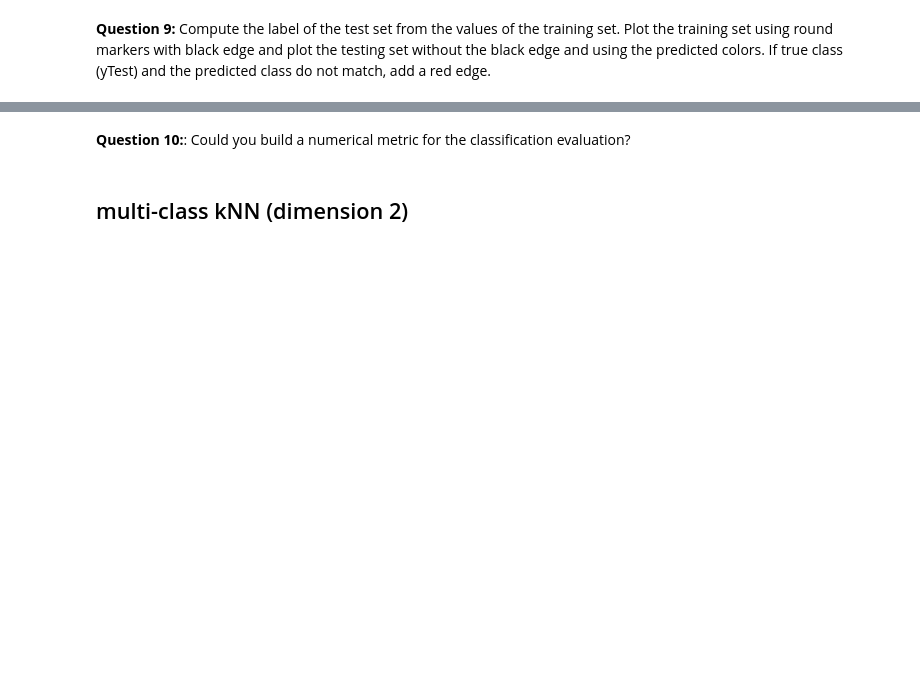
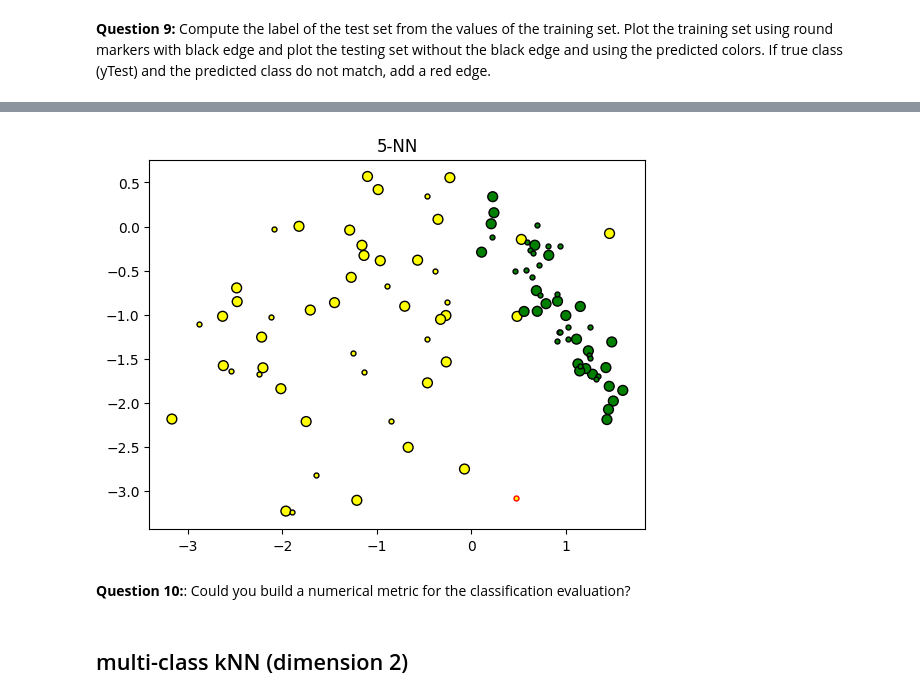
Before and after one commit to MichelKadilar/DonneesNumeriques-SI3-PNS, a Jupyter notebook: TP3/TPknn.ipynb, the cells around one changed output, grey strips where cells are left out. Drawn from its saved outputs; the diff is of its cells as text; code cells hidden in the pictures; blank space fills up the shorter version.

```diff
--- a/TP3/TPknn.ipynb
+++ b/TP3/TPknn.ipynb
@@ -218,13 +221,15 @@ def voteKnn(xtrain, ytrain, nKnn, newData):  # your work here
         Xn1.append(xtrain[j])
         yn1.append(ytrain[j])
 
-    cl, co= np.unique(yn1, return_counts=True)
-    nbOfMC = np.count_nonzero(co == np.max(co))  # Permet de récupérer le nombre de classe qui ont le nombre d'occurrence max du tableau
+    cl, co = np.unique(yn1, return_counts=True)
+    nbOfMC = np.count_nonzero(
+        co == np.max(co))  # Permet de récupérer le nombre de classe qui ont le nombre d'occurrence max du tableau
     if nbOfMC > 1:
         classe1 = nbClasses
     else:
         maxOccIndex1 = np.argmax(co)  # renvoie l'indice de l'occurrence la plus élevée
-        classe1 = cl[maxOccIndex1]  # on récupère la classe correspondant à cette occurrence la plus élevée, autrement dit on récupère la classe ayant le nombre d'occurrence le plus élevé, grâce à leur indice identique (dans les tableaux classes et counts, une classe à un indice précis va trouver son occurrence au même indice dans le tableau counts)
+        classe1 = cl[
+            maxOccIndex1]  # on récupère la classe correspondant à cette occurrence la plus élevée, autrement dit on récupère la classe ayant le nombre d'occurrence le plus élevé, grâce à leur indice identique (dans les tableaux classes et counts, une classe à un indice précis va trouver son occurrence au même indice dans le tableau counts)
         return classe1
 # %% [markdown]
 **Question 6bis:** Test this function on the previous new point.
@@ -285,3 +294,17 @@ yTest = yd[60:]
+# %%
+# your work here
+plt.title("5-NN")
+plt.scatter(Xtrain[:, 0], Xtrain[:, 1], marker="o", c=colors[yTrain], s=50, edgecolor="k")
+for i in range(0, len(Xtest)):
+    px = Xtest[i]
+    classeTheorique = voteKnn(Xtrain, yTrain, nKNN, px)
+    classeReelle = yTest[i]
+    if classeReelle != classeTheorique:
+        plt.scatter(px[0], px[1], marker=".", c=colors[classeReelle], s=50, edgecolor="r")
+    else:
+        plt.scatter(px[0], px[1], marker=".", c=colors[classeReelle], s=50, edgecolor="k")
+# %% [output]
+[figure, added]
 # %% [markdown]
 **Question 10:**: Could you build a numerical metric for the classification evaluation?
 # %%
```
Also changed, not shown: parts of 11 cells of this notebook.
